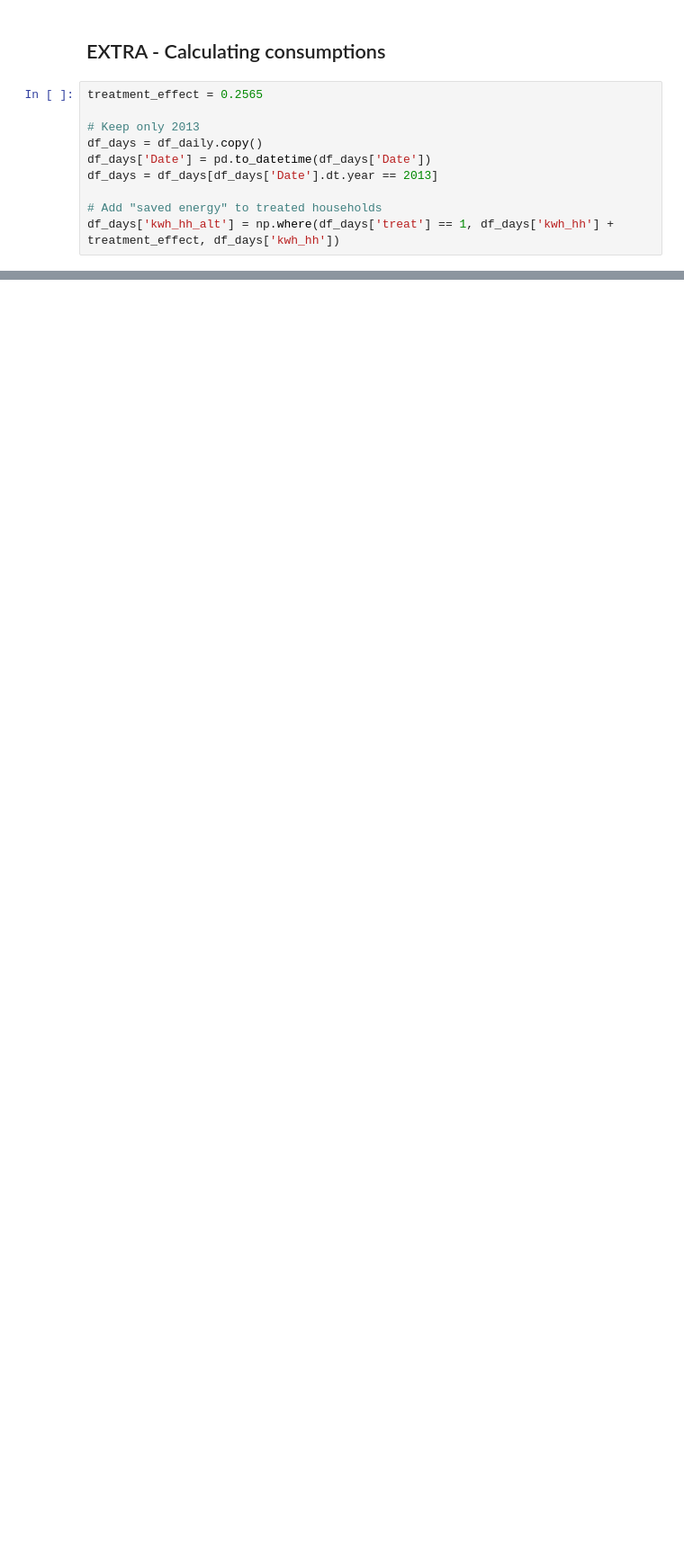
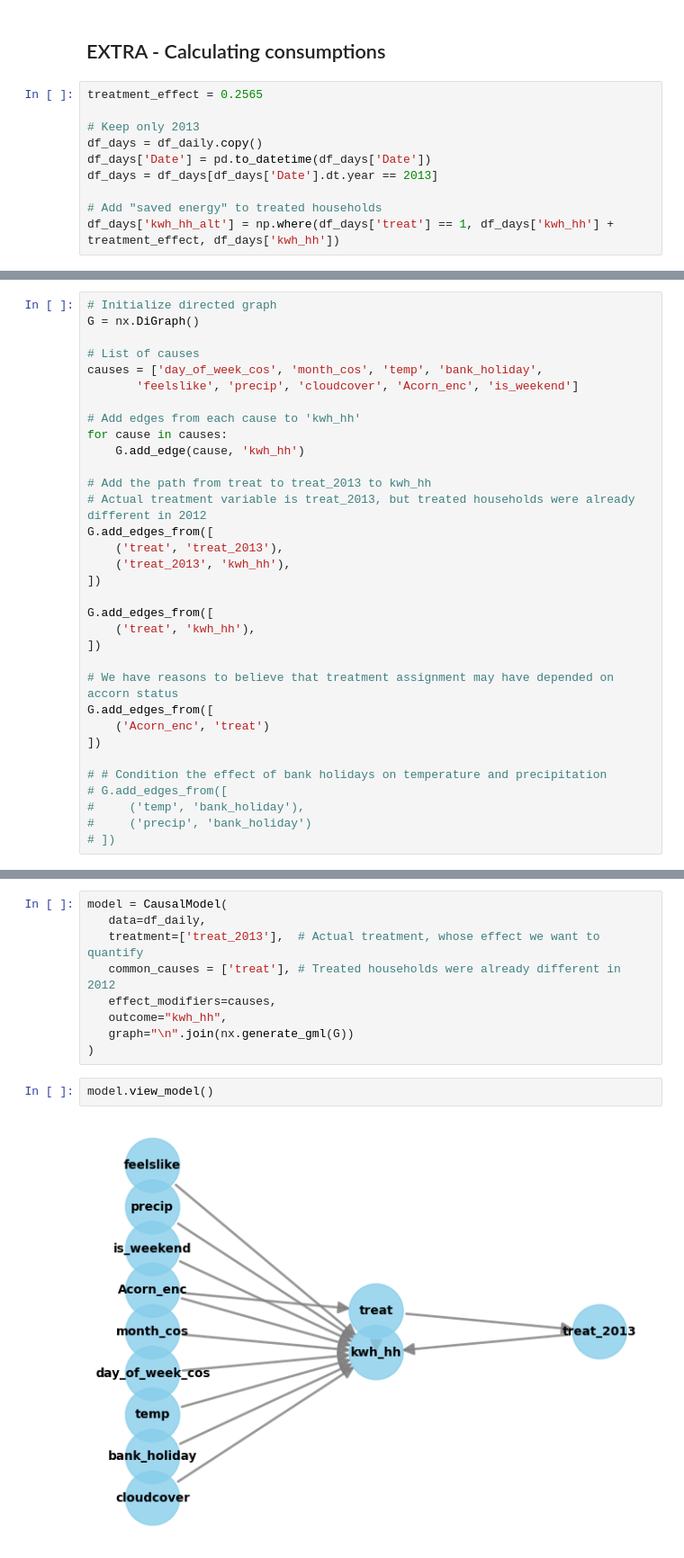
Before and after one commit to AlvaroCorrales/smart-meters-london, a Jupyter notebook: Causal analysis.ipynb, the cells around one changed output, grey strips where cells are left out. Shown at 90% size. Saved outputs shown, nothing was run; the diff lists cells and outputs as text; blank space fills up the shorter version.

```diff
--- a/Causal analysis.ipynb
+++ b/Causal analysis.ipynb
@@ -367,0 +437,33 @@ total_cons.mean()
+# %%
+# Initialize directed graph
+G = nx.DiGraph()
+
+# List of causes
+causes = ['day_of_week_cos', 'month_cos', 'temp', 'bank_holiday',
+       'feelslike', 'precip', 'cloudcover', 'Acorn_enc', 'is_weekend']
+
+# Add edges from each cause to 'kwh_hh'
+for cause in causes:
+    G.add_edge(cause, 'kwh_hh')
+
+# Add the path from treat to treat_2013 to kwh_hh
+# Actual treatment variable is treat_2013, but treated households were already different in 2012
+G.add_edges_from([
+    ('treat', 'treat_2013'),
+    ('treat_2013', 'kwh_hh'),
+])
+
+G.add_edges_from([
+    ('treat', 'kwh_hh'),
+])
+
+# We have reasons to believe that treatment assignment may have depended on accorn status
+G.add_edges_from([
+    ('Acorn_enc', 'treat')
+])
+
+# # Condition the effect of bank holidays on temperature and precipitation
+# G.add_edges_from([
+#     ('temp', 'bank_holiday'),
+#     ('precip', 'bank_holiday')
+# ])
@@ -367,0 +497,13 @@ total_cons.mean()
+# %%
+model = CausalModel(
+   data=df_daily,
+   treatment=['treat_2013'],  # Actual treatment, whose effect we want to quantify
+   common_causes = ['treat'], # Treated households were already different in 2012
+   effect_modifiers=causes,
+   outcome="kwh_hh",
+   graph="\n".join(nx.generate_gml(G))
+)
+# %%
+model.view_model()
+# %% [output]
+[figure, added]
```
Also changed, not shown: parts of 24 cells of this notebook, 1 other file.
